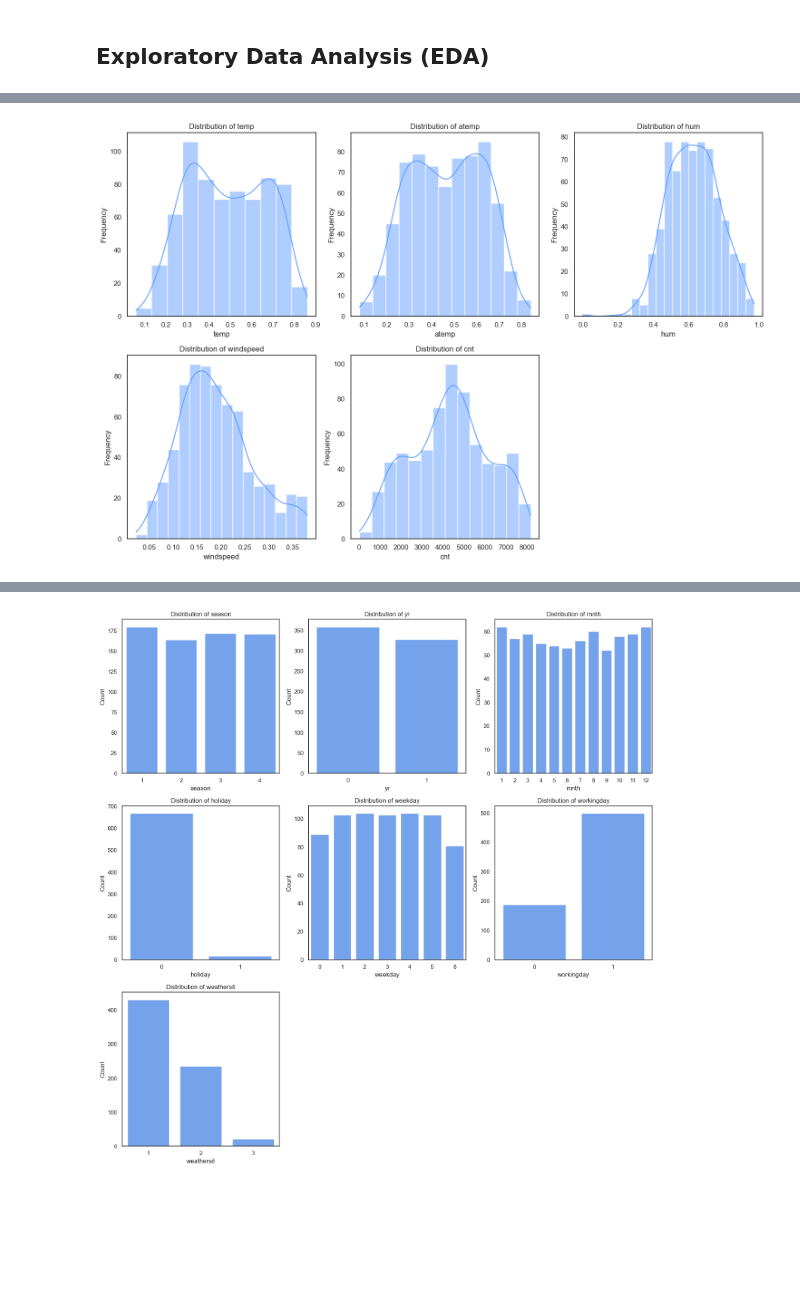
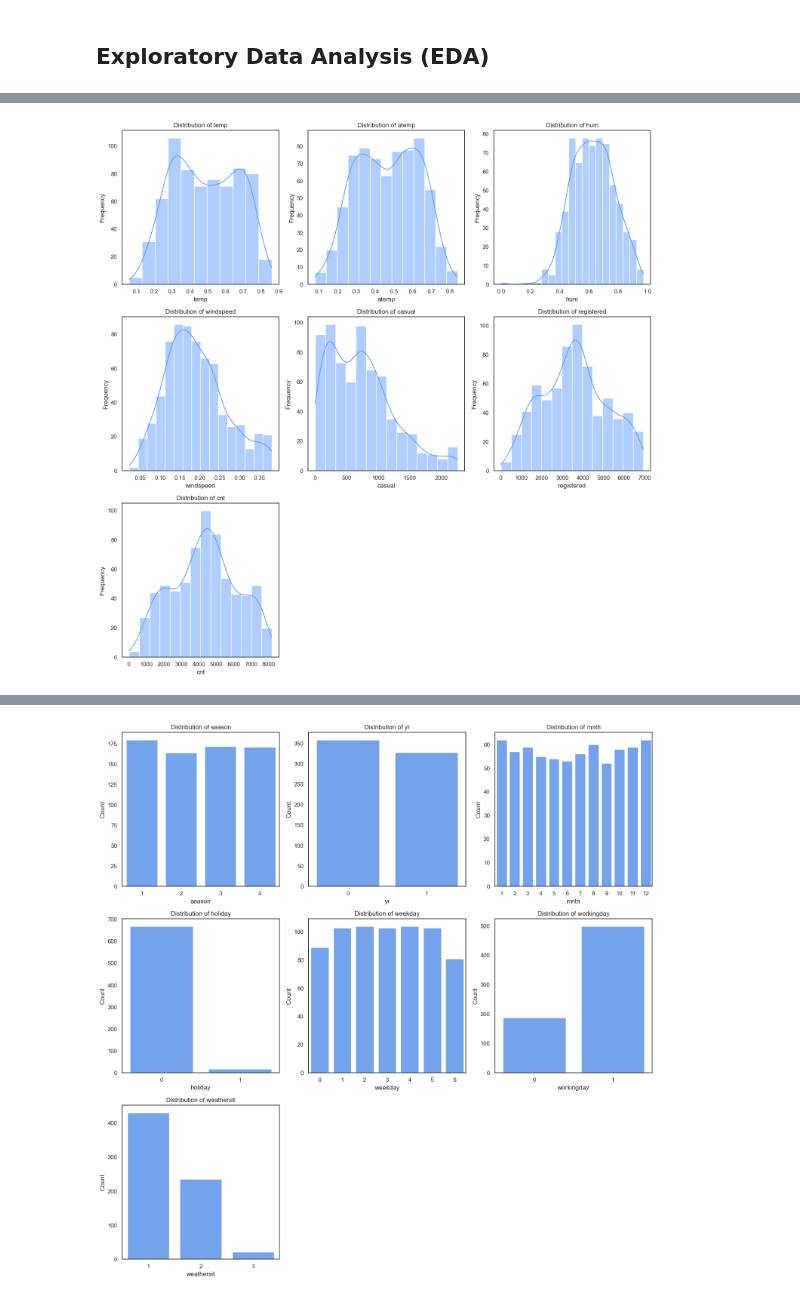
Before and after one commit to Maoelan/bike-sharing-data-analysis, a Jupyter notebook: Proyek_Analisis_Data.ipynb, the cells around one changed output, grey strips where cells are left out. Drawn from its saved outputs; the diff is of its cells as text; code cells hidden in the pictures; blank space fills up the shorter version.

```diff
--- a/Proyek_Analisis_Data.ipynb
+++ b/Proyek_Analisis_Data.ipynb
@@ -370,6 +381,5 @@ def plot_categorical_distribution(data, categorical_columns, grid_size=(3, 3), c
     plt.tight_layout()
     plt.show()
 
-# Contoh penggunaan
-numerical_columns = ['temp', 'atemp', 'hum', 'windspeed', 'cnt']
+numerical_columns = ['temp', 'atemp', 'hum', 'windspeed', 'casual', 'registered', 'cnt']
 categorical_columns = ['season', 'yr', 'mnth', 'holiday', 'weekday', 'workingday', 'weathersit']
@@ -376,4 +404,4 @@ categorical_columns = ['season', 'yr', 'mnth', 'holiday', 'weekday', 'workingday
 # %%
-plot_numerical_distribution(day_df, numerical_columns, grid_size=(2, 3), color="#619eff")
+plot_numerical_distribution(day_df, numerical_columns, grid_size=(3, 3), color="#619eff")
 # %% [output]
-[figure, old version]
+[figure, new version]
```
Also changed, not shown: parts of 25 cells of this notebook.
